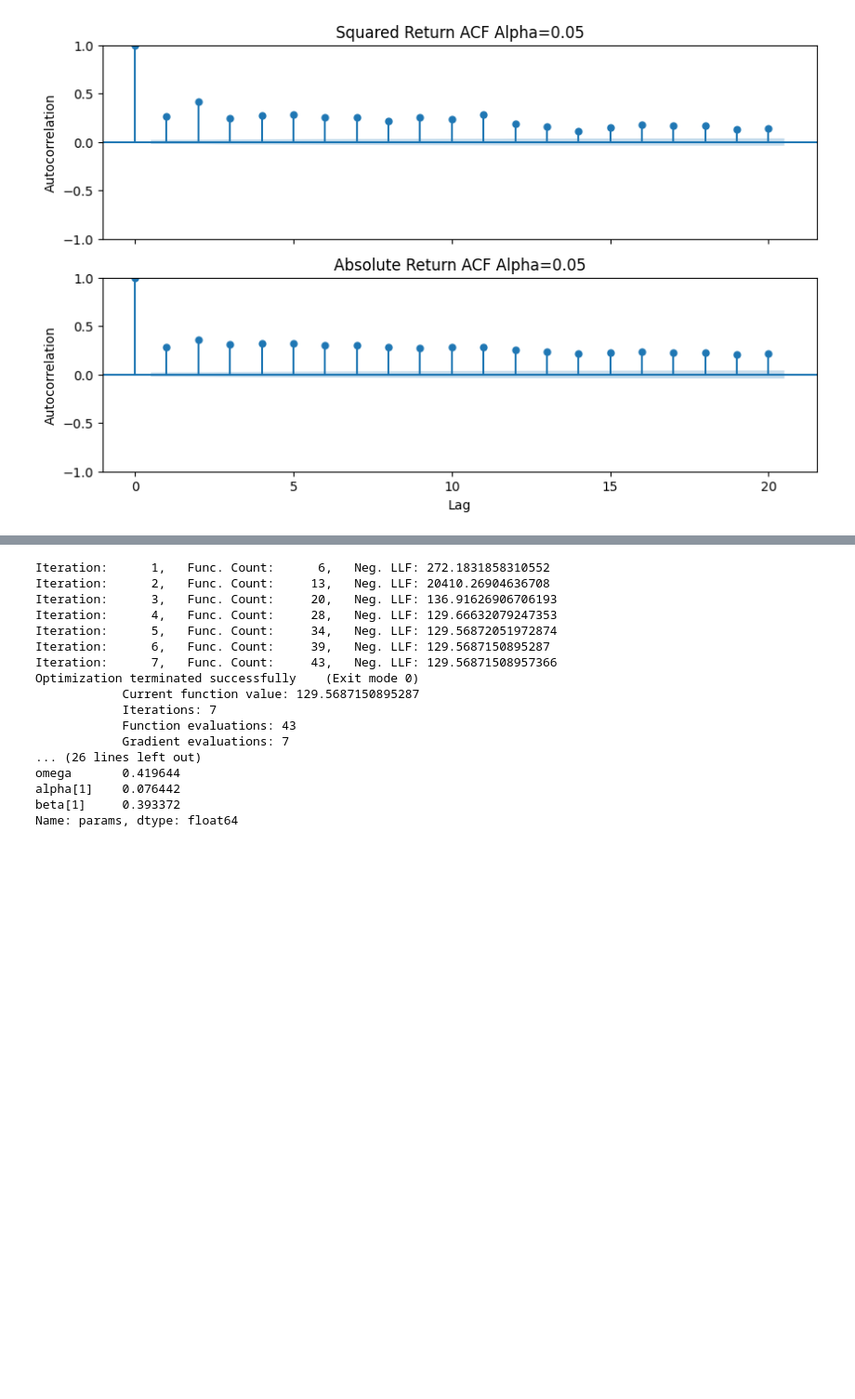
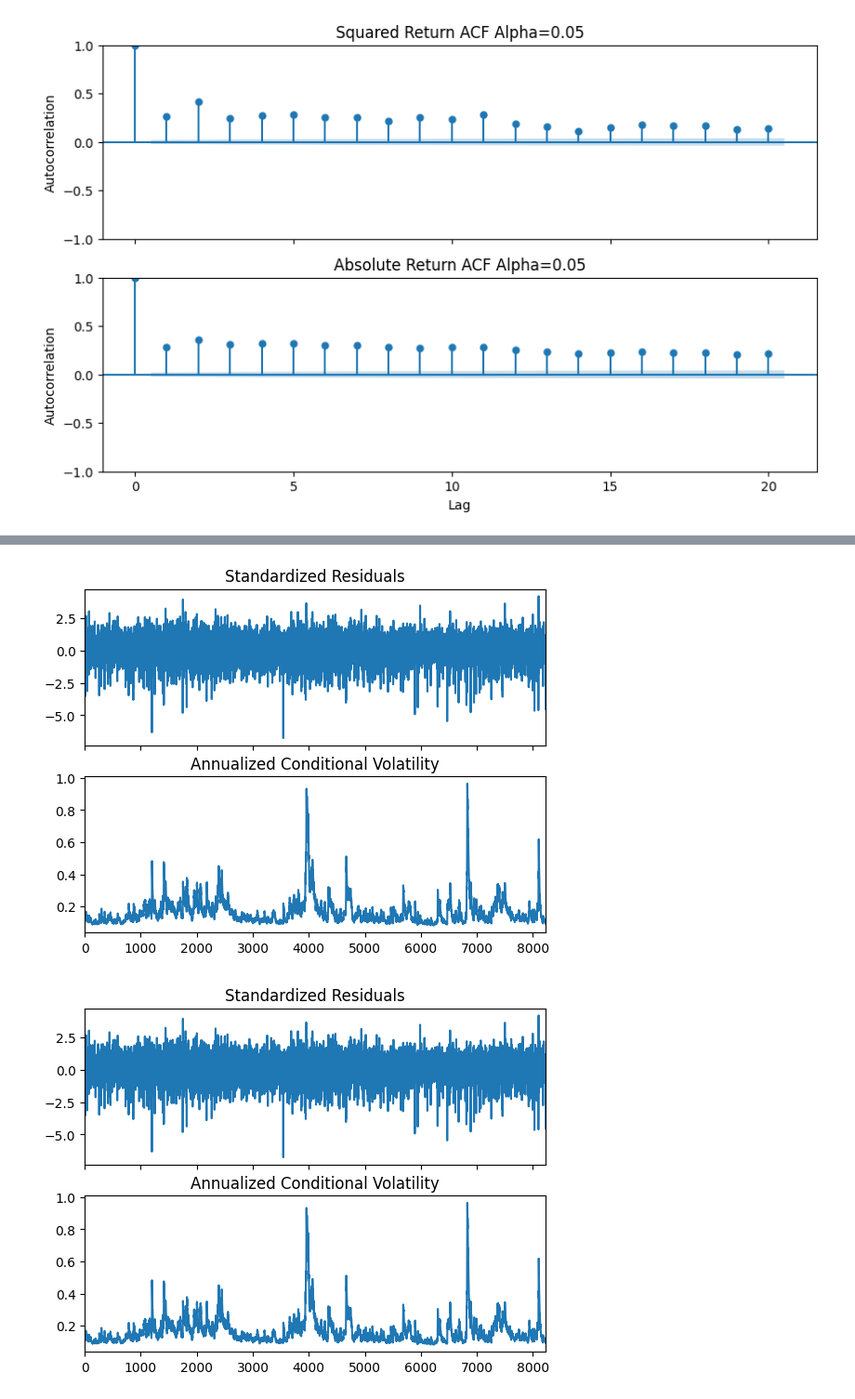
Before and after one commit to yixinethanxie/elements-of-quantitative-investing, a Jupyter notebook: chapter_2.ipynb, the cells around one changed output, grey strips where cells are left out. Shown: that part at 93% size. Drawn from its saved outputs; the diff is of its cells as text; code cells hidden in the pictures; blank space fills up the shorter version.

```diff
--- a/chapter_2.ipynb
+++ b/chapter_2.ipynb
@@ -390,0 +343,12 @@ mle_params = result.x
+# %%
+from arch import arch_model
+
+log_returns = calc_log_return(data["Adj Close"].values, 1)
+model = arch_model(log_returns, vol='GARCH', p=1, q=1, mean="Zero", dist="normal")
+results = model.fit()
+
+# Print the results
+print(results.summary())
+
+# Get the fitted parameters
+print("Fitted Parameters:", results.params)
@@ -391,30 +381,6 @@ mle_params = result.x
 # %%
-import numpy as np
-from arch import arch_model
-
-model = arch_model(log_returns, vol='Garch', p=1, q=1)
-results = model.fit()
-
-# Print the results
-print(results.summary())
-
-# Get the fitted parameters
-print("Fitted Parameters:", results.params)
+residuals = results.std_resid
+results.plot(annualize='D')
 # %% [output]
-Iteration:      1,   Func. Count:      6,   Neg. LLF: 272.1831858310552
-Iteration:      2,   Func. Count:     13,   Neg. LLF: 20410.26904636708
-Iteration:      3,   Func. Count:     20,   Neg. LLF: 136.91626906706193
-Iteration:      4,   Func. Count:     28,   Neg. LLF: 129.66632079247353
-Iteration:      5,   Func. Count:     34,   Neg. LLF: 129.56872051972874
-Iteration:      6,   Func. Count:     39,   Neg. LLF: 129.5687150895287
-Iteration:      7,   Func. Count:     43,   Neg. LLF: 129.56871508957366
-Optimization terminated successfully    (Exit mode 0)
-            Current function value: 129.5687150895287
-            Iterations: 7
-            Function evaluations: 43
-            Gradient evaluations: 7
-... (26 lines left out)
-omega       0.419644
-alpha[1]    0.076442
-beta[1]     0.393372
-Name: params, dtype: float64
+[figure, added]
+[figure, added]
```
Also changed, not shown: parts of 15 cells of this notebook.
